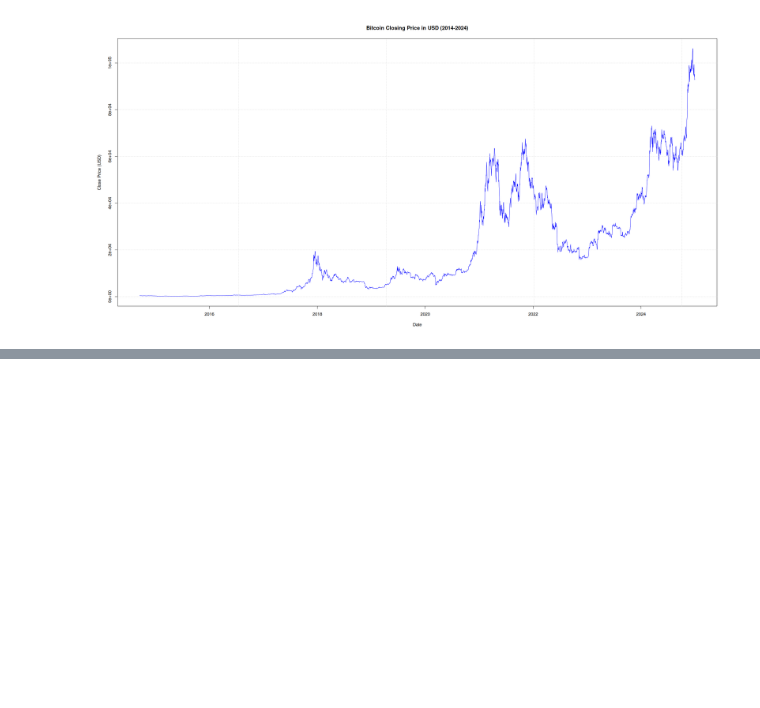
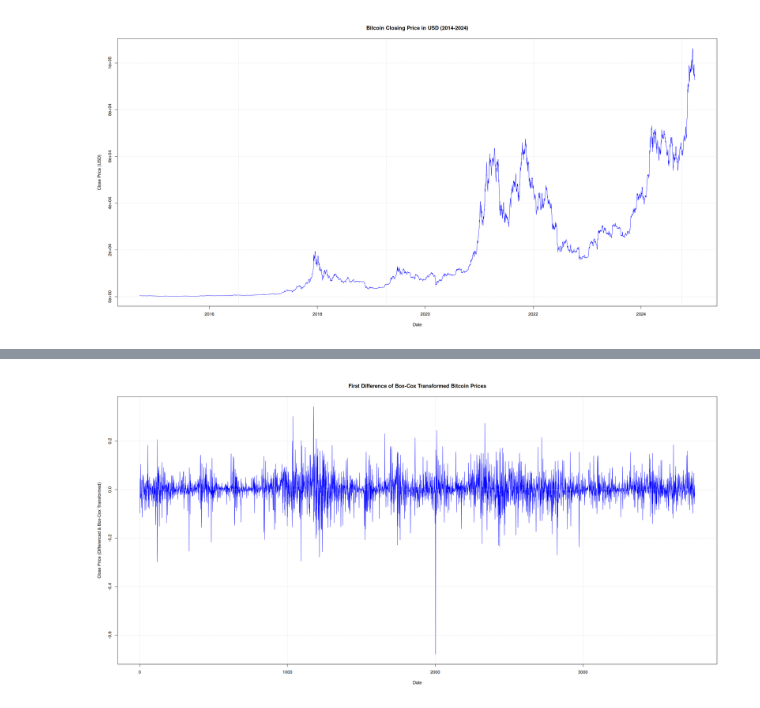
Before and after one commit to LyesHADJAR/TSAC-Individual-Project, a Jupyter notebook: notebooks/bitcoin-prices-analysis.ipynb, the cells around one changed output, grey strips where cells are left out. Drawn from its saved outputs; the diff is of its cells as text; code cells hidden in the pictures; blank space fills up the shorter version.

```diff
--- a/notebooks/bitcoin-prices-analysis.ipynb
+++ b/notebooks/bitcoin-prices-analysis.ipynb
@@ -56,0 +118,13 @@ Dataset info:
+# %%
+# Plot the Box-Cox transformed series
+par(bg = "white")
+plot(bitcoin_diff,
+     type = "l",
+     main = "First Difference of Box-Cox Transformed Bitcoin Prices",
+     xlab = "Date",
+     ylab = "Close Price (Differenced & Box-Cox Transformed)",
+     col = "blue",
+     lwd = 1)
+grid()
+# %% [output]
+[figure, added]
```
Also changed, not shown: parts of 11 cells of this notebook.
